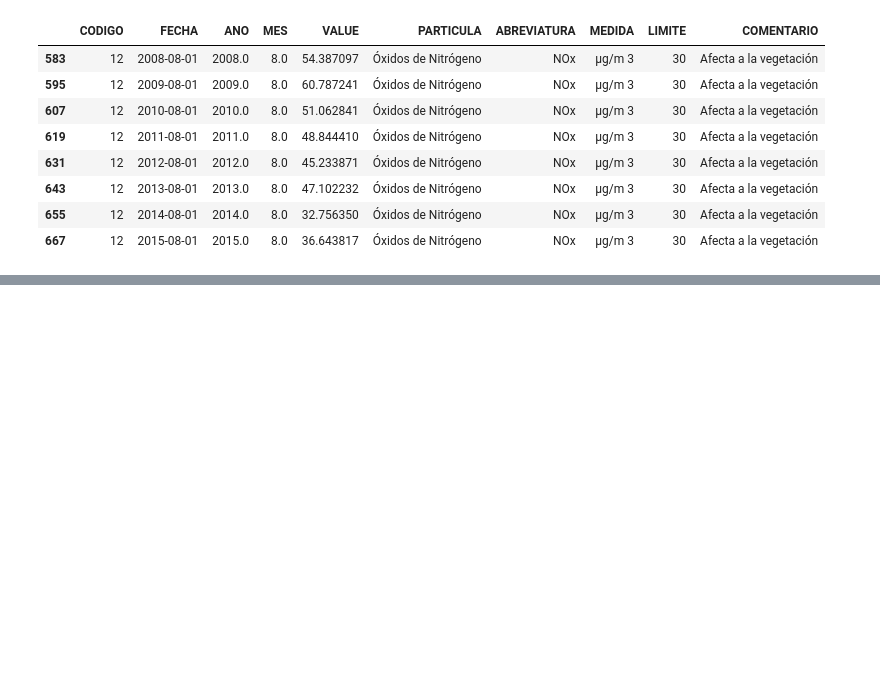
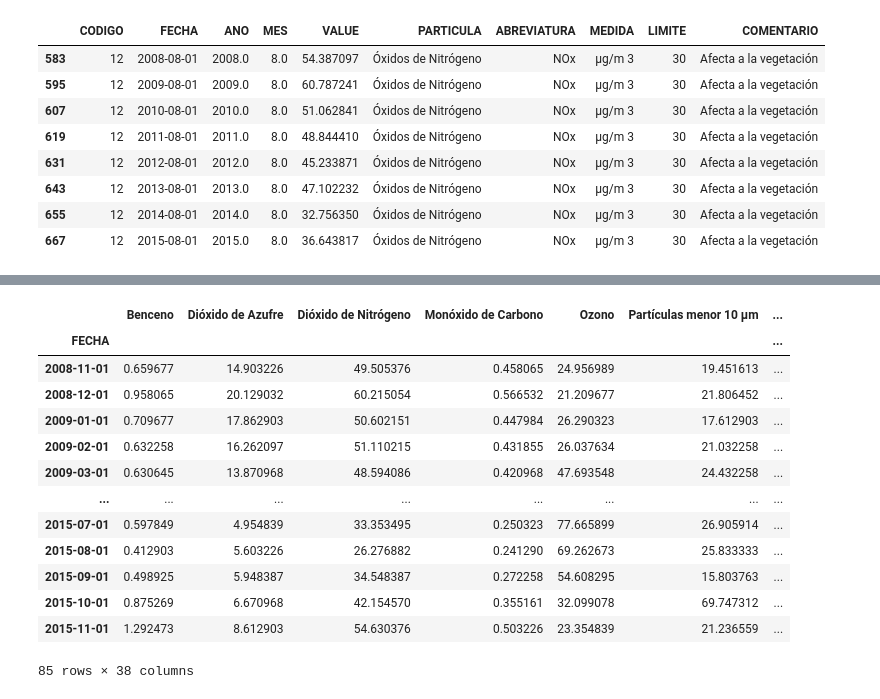
Before and after one commit to carlosgomezgil99/TFM, a Jupyter notebook: TFM_Javi.ipynb, the cells around one changed output, grey strips where cells are left out. Drawn from its saved outputs; the diff is of its cells as text; code cells hidden in the pictures; blank space fills up the shorter version.

```diff
--- a/TFM_Javi.ipynb
+++ b/TFM_Javi.ipynb
@@ -307,0 +326,2 @@ df_fin.to_csv('data/datos_cont.csv')
+# %%
+df_def['FECHA'] = pd.to_datetime(df_def['FECHA'])
@@ -307,0 +343,8 @@ df_fin.to_csv('data/datos_cont.csv')
+# %%
+df_def['MES'] = df_def['FECHA'].dt.month
+df_def['Year'] = df_def['FECHA'].dt.year
+# %%
+df_def['ingresos_past_year'] = df_def['numero_de_ingresos'].shift(12)
+df_def['ingresos_past_month'] = df_def['numero_de_ingresos'].shift(1)
+# %%
+df_def.dropna(inplace=True)
@@ -307,0 +355,17 @@ df_fin.to_csv('data/datos_cont.csv')
+# %%
+df_def
+# %% [output]
+|  | Benceno | Dióxido de Azufre | Dióxido de Nitrógeno | Monóxido de Carbono | Ozono | Partículas menor 10 μm | ... |
+| FECHA |  |  |  |  |  |  | ... |
+| 2008-11-01 | 0.659677 | 14.903226 | 49.505376 | 0.458065 | 24.956989 | 19.451613 | ... |
+| 2008-12-01 | 0.958065 | 20.129032 | 60.215054 | 0.566532 | 21.209677 | 21.806452 | ... |
+| 2009-01-01 | 0.709677 | 17.862903 | 50.602151 | 0.447984 | 26.290323 | 17.612903 | ... |
+| 2009-02-01 | 0.632258 | 16.262097 | 51.110215 | 0.431855 | 26.037634 | 21.032258 | ... |
+| 2009-03-01 | 0.630645 | 13.870968 | 48.594086 | 0.420968 | 47.693548 | 24.432258 | ... |
+| ... | ... | ... | ... | ... | ... | ... | ... |
+| 2015-07-01 | 0.597849 | 4.954839 | 33.353495 | 0.250323 | 77.665899 | 26.905914 | ... |
+| 2015-08-01 | 0.412903 | 5.603226 | 26.276882 | 0.241290 | 69.262673 | 25.833333 | ... |
+| 2015-09-01 | 0.498925 | 5.948387 | 34.548387 | 0.272258 | 54.608295 | 15.803763 | ... |
+| 2015-10-01 | 0.875269 | 6.670968 | 42.154570 | 0.355161 | 32.099078 | 69.747312 | ... |
+| 2015-11-01 | 1.292473 | 8.612903 | 54.630376 | 0.503226 | 23.354839 | 21.236559 | ... |
+85 rows × 38 columns
```
Also changed, not shown: parts of 22 cells of this notebook, 5 other files.
